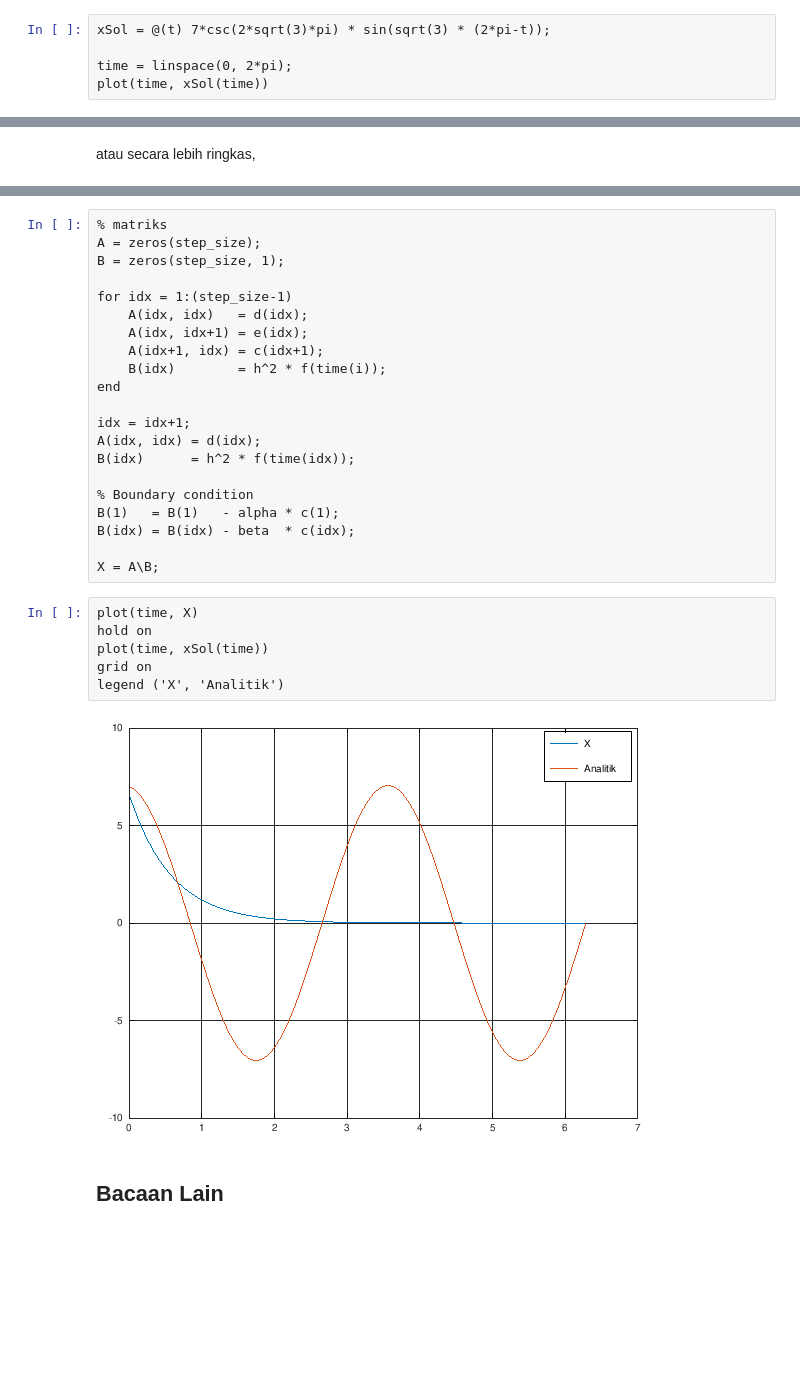
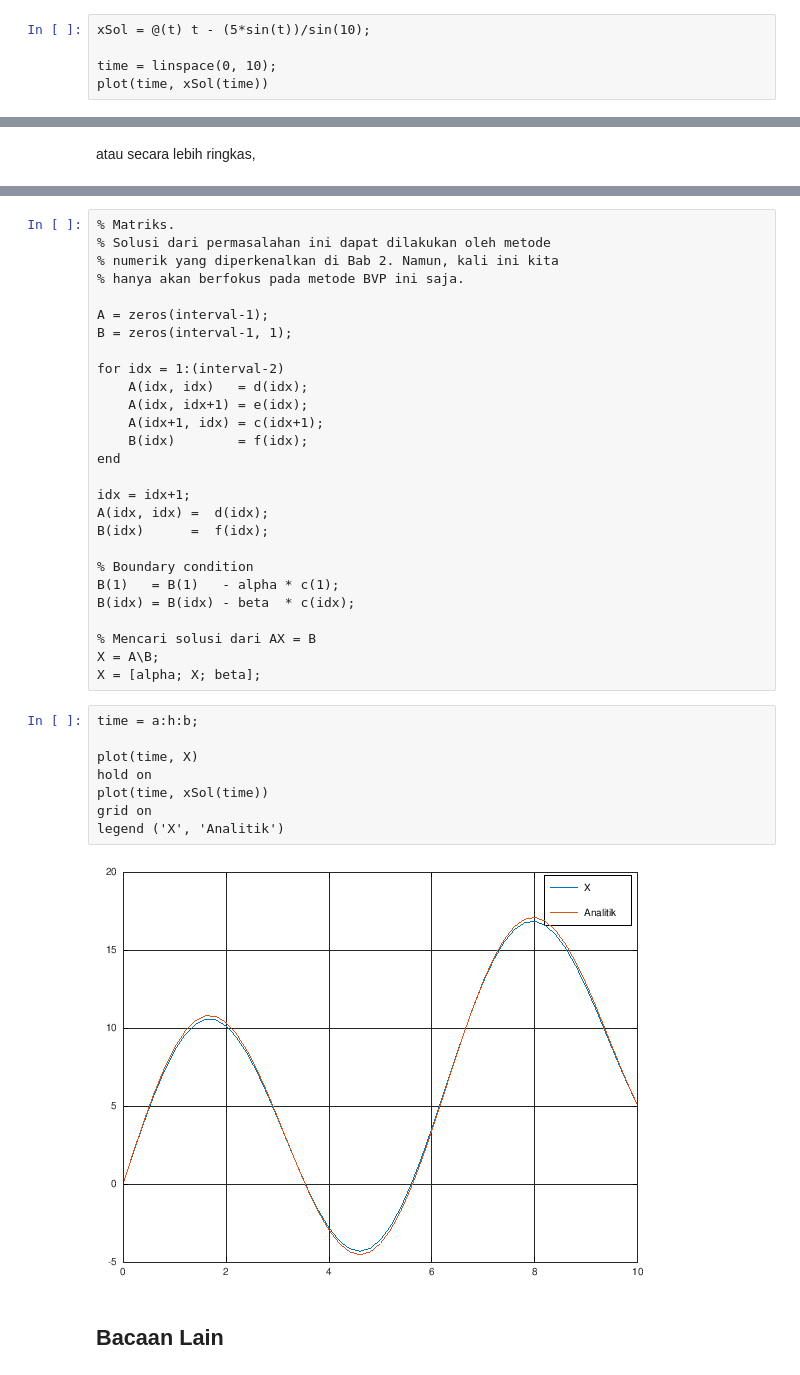
Before and after one commit to kekavigi/eksperimen, a Jupyter notebook: materi tutorial/Matematika Numerik - Octave/7 Penyelesaian Persamaan Diferensial.ipynb, the cells around one changed output, grey strips where cells are left out. Saved outputs shown, nothing was run; the diff lists cells and outputs as text; blank space fills up the shorter version.

```diff
--- a/materi tutorial/Matematika Numerik - Octave/7 Penyelesaian Persamaan Diferensial.ipynb
+++ b/materi tutorial/Matematika Numerik - Octave/7 Penyelesaian Persamaan Diferensial.ipynb
@@ -373,6 +371,6 @@ pada selang $[0, 2\pi]$, dengan $y(0)=7$ dan $y(2\pi)=0$. Baca dokumentasinya MA
 # %%
-xSol = @(t) 7*csc(2*sqrt(3)*pi) * sin(sqrt(3) * (2*pi-t));
+xSol = @(t) t - (5*sin(t))/sin(10);
 
-time = linspace(0, 2*pi);
+time = linspace(0, 10);
 plot(time, xSol(time))
 # %% [output]
@@ -494,32 +494,40 @@ e = @(idx) -1 + 0.5*h*p(time(idx));
 # %%
-% matriks
-A = zeros(step_size);
-B = zeros(step_size, 1);
+% Matriks.
+% Solusi dari permasalahan ini dapat dilakukan oleh metode
+% numerik yang diperkenalkan di Bab 2. Namun, kali ini kita
+% hanya akan berfokus pada metode BVP ini saja.
 
-for idx = 1:(step_size-1)
+A = zeros(interval-1);
+B = zeros(interval-1, 1);
+
+for idx = 1:(interval-2)
     A(idx, idx)   = d(idx);
     A(idx, idx+1) = e(idx);
     A(idx+1, idx) = c(idx+1);
-    B(idx)        = h^2 * f(time(i));
+    B(idx)        = f(idx);
 end
 
 idx = idx+1;
-A(idx, idx) = d(idx);
-B(idx)      = h^2 * f(time(idx));
+A(idx, idx) =  d(idx);
+B(idx)      =  f(idx);
 
 % Boundary condition
 B(1)   = B(1)   - alpha * c(1);
 B(idx) = B(idx) - beta  * c(idx);
 
+% Mencari solusi dari AX = B
 X = A\B;
+X = [alpha; X; beta];
 # %%
+time = a:h:b;
+
 plot(time, X)
 hold on
 plot(time, xSol(time))
 grid on
 legend ('X', 'Analitik')
 # %% [output]
-[figure, old version]
+[figure, new version]
 # %% [markdown]
 ## Bacaan Lain
 # %% [markdown]
```
Also changed, not shown: parts of 8 cells of this notebook, 1 other file.
